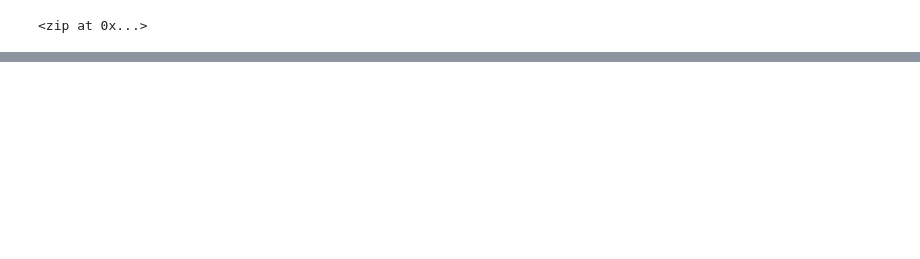
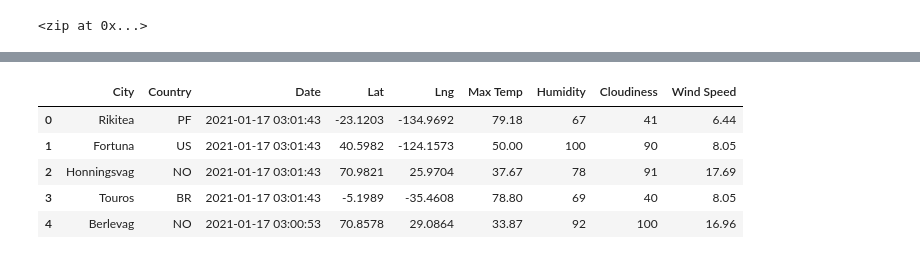
Before and after one commit to yaserkassam/World_Weather_Analysis, a Jupyter notebook: WeatherPy.ipynb, the cells around one changed output, grey strips where cells are left out. Saved outputs shown, nothing was run; the diff lists cells and outputs as text; code cells hidden in the pictures; blank space fills up the shorter version.

```diff
--- a/WeatherPy.ipynb
+++ b/WeatherPy.ipynb
@@ -33,0 +141,13 @@ len(cities)
+# %%
+new_column_order=['City', 'Country', 'Date', 'Lat', 'Lng', 'Max Temp',
+                 'Humidity', 'Cloudiness', 'Wind Speed']
+
+city_data_df= city_data_df[new_column_order]
+city_data_df.head()
+# %% [output]
+|  | City | Country | Date | Lat | Lng | Max Temp | Humidity | Cloudiness | Wind Speed |
+| 0 | Rikitea | PF | 2021-01-17 03:01:43 | -23.1203 | -134.9692 | 79.18 | 67 | 41 | 6.44 |
+| 1 | Fortuna | US | 2021-01-17 03:01:43 | 40.5982 | -124.1573 | 50.00 | 100 | 90 | 8.05 |
+| 2 | Honningsvag | NO | 2021-01-17 03:01:43 | 70.9821 | 25.9704 | 37.67 | 78 | 91 | 17.69 |
+| 3 | Touros | BR | 2021-01-17 03:01:43 | -5.1989 | -35.4608 | 78.80 | 69 | 40 | 8.05 |
+| 4 | Berlevag | NO | 2021-01-17 03:00:53 | 70.8578 | 29.0864 | 33.87 | 92 | 100 | 16.96 |
```
Also changed, not shown: parts of 7 cells of this notebook, 3 other files.
